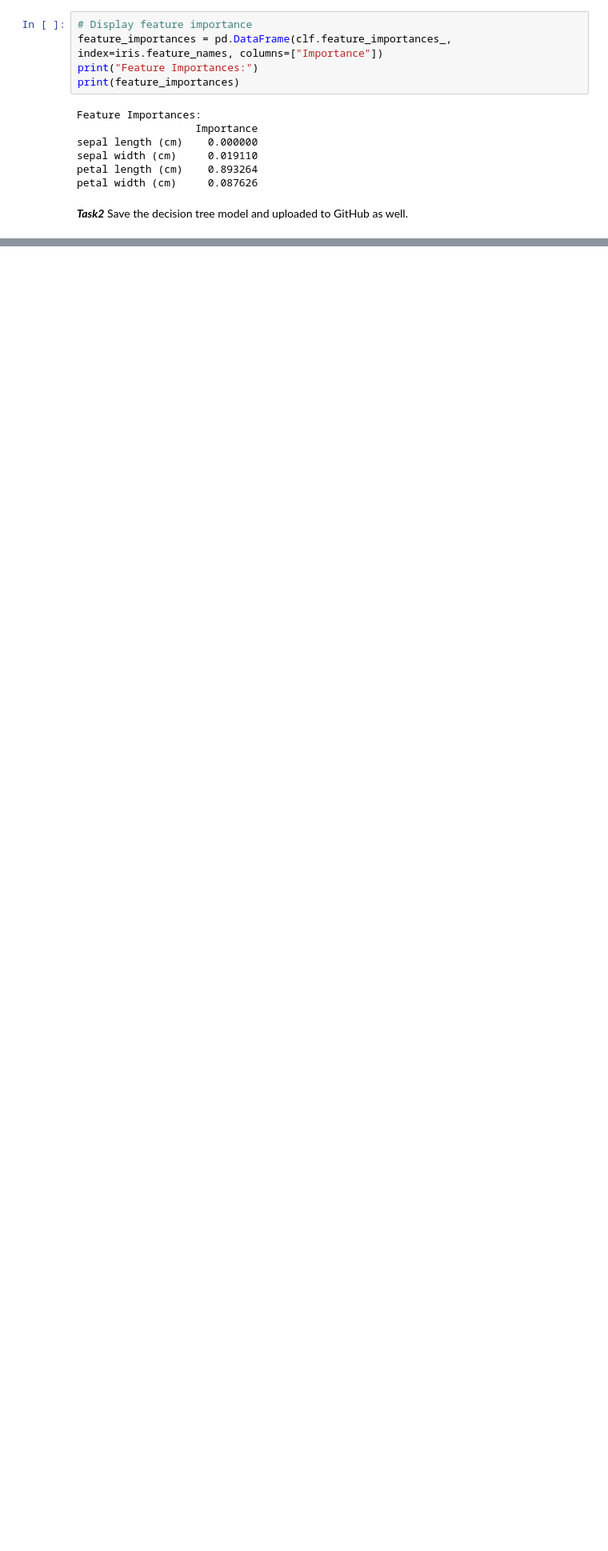
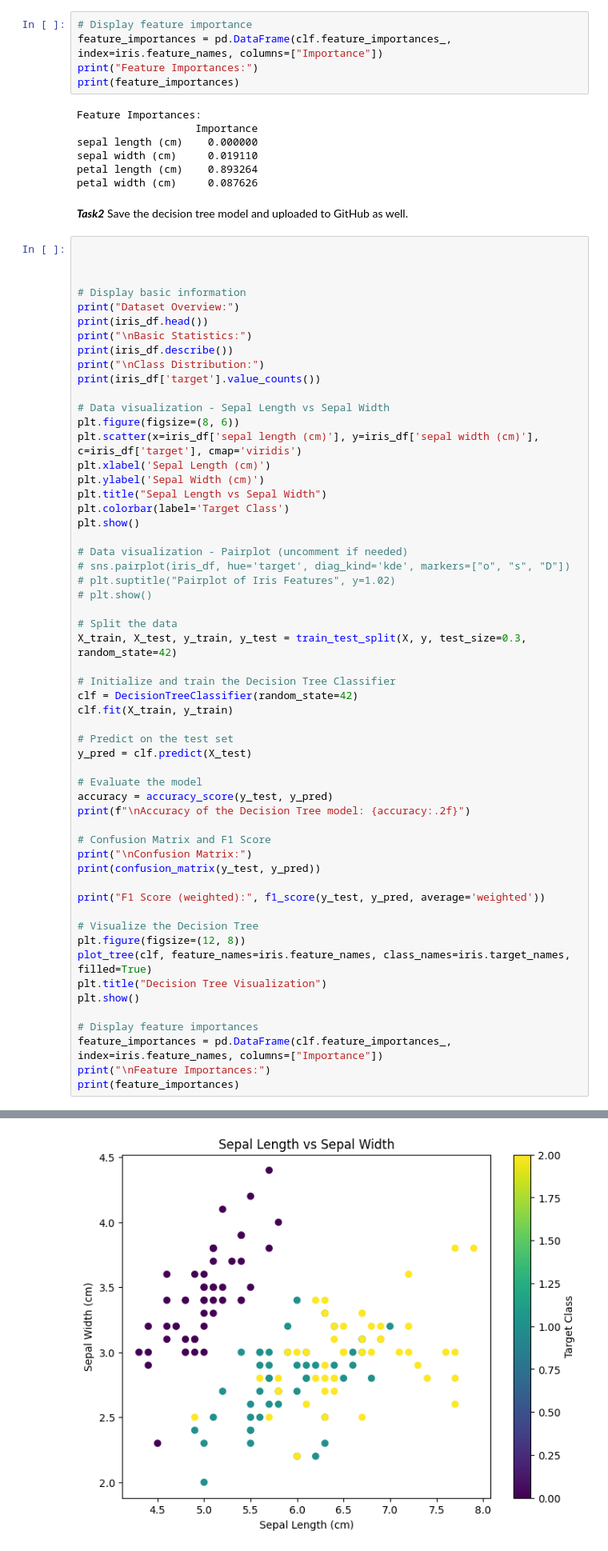
Before and after one commit to resuarjunreddy/CMP7239, a Jupyter notebook: Decision_Tree_with_Iris_dataset.ipynb, the cells around one changed output, grey strips where cells are left out. Shown at 80% size. Saved outputs shown, nothing was run; the diff lists cells and outputs as text; blank space fills up the shorter version.

```diff
--- a/Decision_Tree_with_Iris_dataset.ipynb
+++ b/Decision_Tree_with_Iris_dataset.ipynb
@@ -186,3 +186,60 @@ petal width (cm)     0.087626
 
 ***Task2***
 Save the decision tree model and uploaded to GitHub as well.
+# %%
+
+
+
+# Display basic information
+print("Dataset Overview:")
+print(iris_df.head())
+print("\nBasic Statistics:")
+print(iris_df.describe())
+print("\nClass Distribution:")
+print(iris_df['target'].value_counts())
+
+# Data visualization - Sepal Length vs Sepal Width
+plt.figure(figsize=(8, 6))
+plt.scatter(x=iris_df['sepal length (cm)'], y=iris_df['sepal width (cm)'], c=iris_df['target'], cmap='viridis')
+plt.xlabel('Sepal Length (cm)')
+plt.ylabel('Sepal Width (cm)')
+plt.title("Sepal Length vs Sepal Width")
+plt.colorbar(label='Target Class')
+plt.show()
+
+# Data visualization - Pairplot (uncomment if needed)
+# sns.pairplot(iris_df, hue='target', diag_kind='kde', markers=["o", "s", "D"])
+# plt.suptitle("Pairplot of Iris Features", y=1.02)
+# plt.show()
+
+# Split the data
+X_train, X_test, y_train, y_test = train_test_split(X, y, test_size=0.3, random_state=42)
+
+# Initialize and train the Decision Tree Classifier
+clf = DecisionTreeClassifier(random_state=42)
+clf.fit(X_train, y_train)
+
+# Predict on the test set
+y_pred = clf.predict(X_test)
+
+# Evaluate the model
+accuracy = accuracy_score(y_test, y_pred)
+print(f"\nAccuracy of the Decision Tree model: {accuracy:.2f}")
+
+# Confusion Matrix and F1 Score
+print("\nConfusion Matrix:")
+print(confusion_matrix(y_test, y_pred))
+
+print("F1 Score (weighted):", f1_score(y_test, y_pred, average='weighted'))
+
+# Visualize the Decision Tree
+plt.figure(figsize=(12, 8))
+plot_tree(clf, feature_names=iris.feature_names, class_names=iris.target_names, filled=True)
+plt.title("Decision Tree Visualization")
+plt.show()
+
+# Display feature importances
+feature_importances = pd.DataFrame(clf.feature_importances_, index=iris.feature_names, columns=["Importance"])
+print("\nFeature Importances:")
+print(feature_importances)
+# %% [output]
@@ -188,0 +263 @@ Save the decision tree model and uploaded to GitHub as well.
+[figure, added]
```
Also changed, not shown: parts of 2 cells of this notebook.
